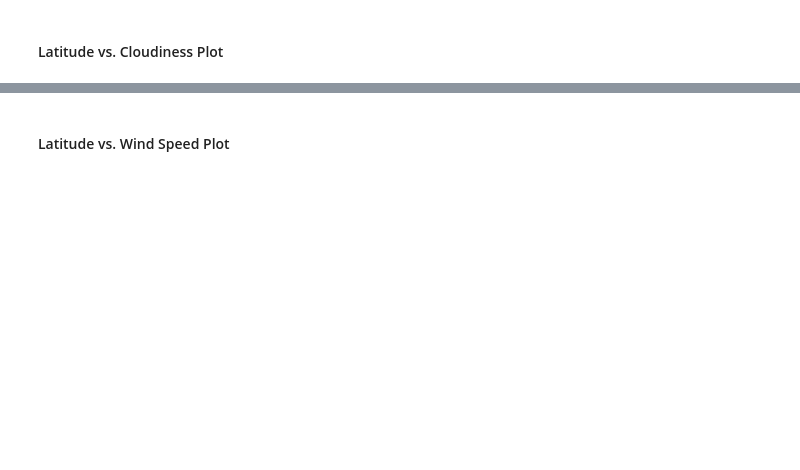
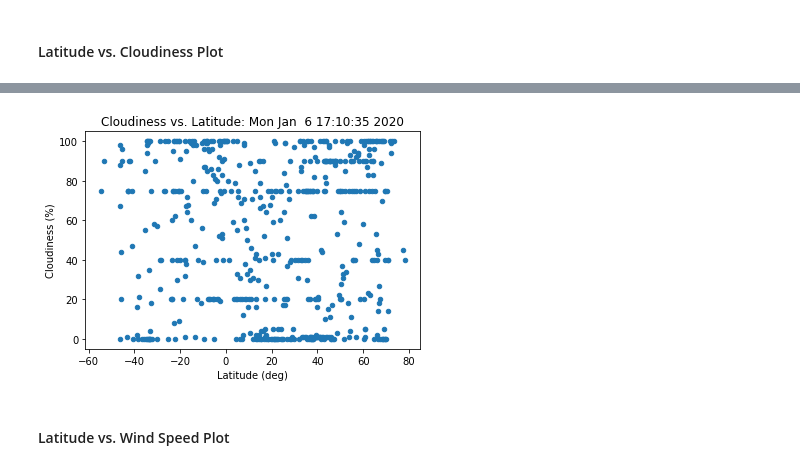
Before and after one commit to eanord4/python-api-challenge, a Jupyter notebook: WeatherPy/WeatherPy.ipynb, the cells around one changed output, grey strips where cells are left out. Cells and saved outputs as stored; diff of their text form; code cells hidden in the pictures; blank space fills up the shorter version.

```diff
--- a/WeatherPy/WeatherPy.ipynb
+++ b/WeatherPy/WeatherPy.ipynb
@@ -117,2 +195,10 @@ dtype: int64
+# %%
+df.plot.scatter('lat', 'cloudiness')
+plt.title(f'Cloudiness vs. Latitude: {time_requested}')
+plt.xlabel('Latitude (deg)')
+plt.ylabel('Cloudiness (%)')
+plt.show()
+# %% [output]
+[figure, added]
 # %% [markdown]
 #### Latitude vs. Wind Speed Plot
```
Also changed, not shown: parts of 17 cells of this notebook, 2 other files.
